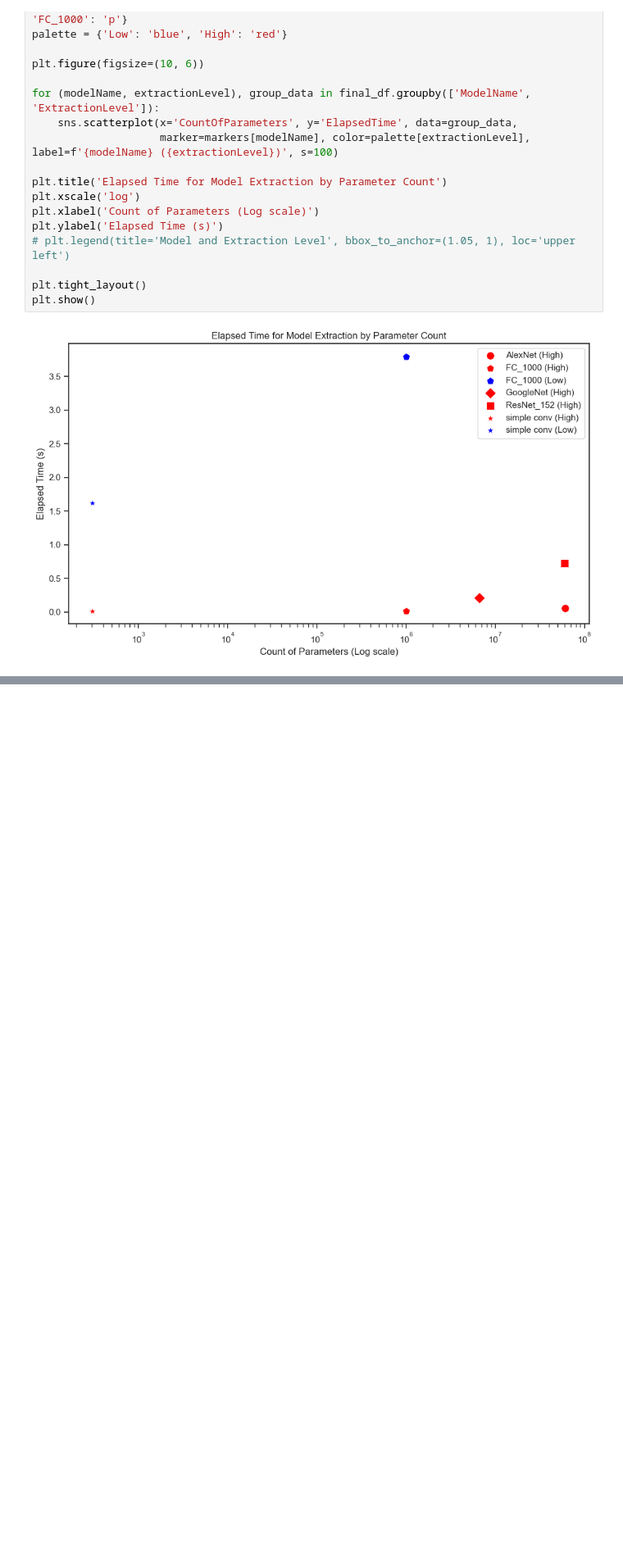
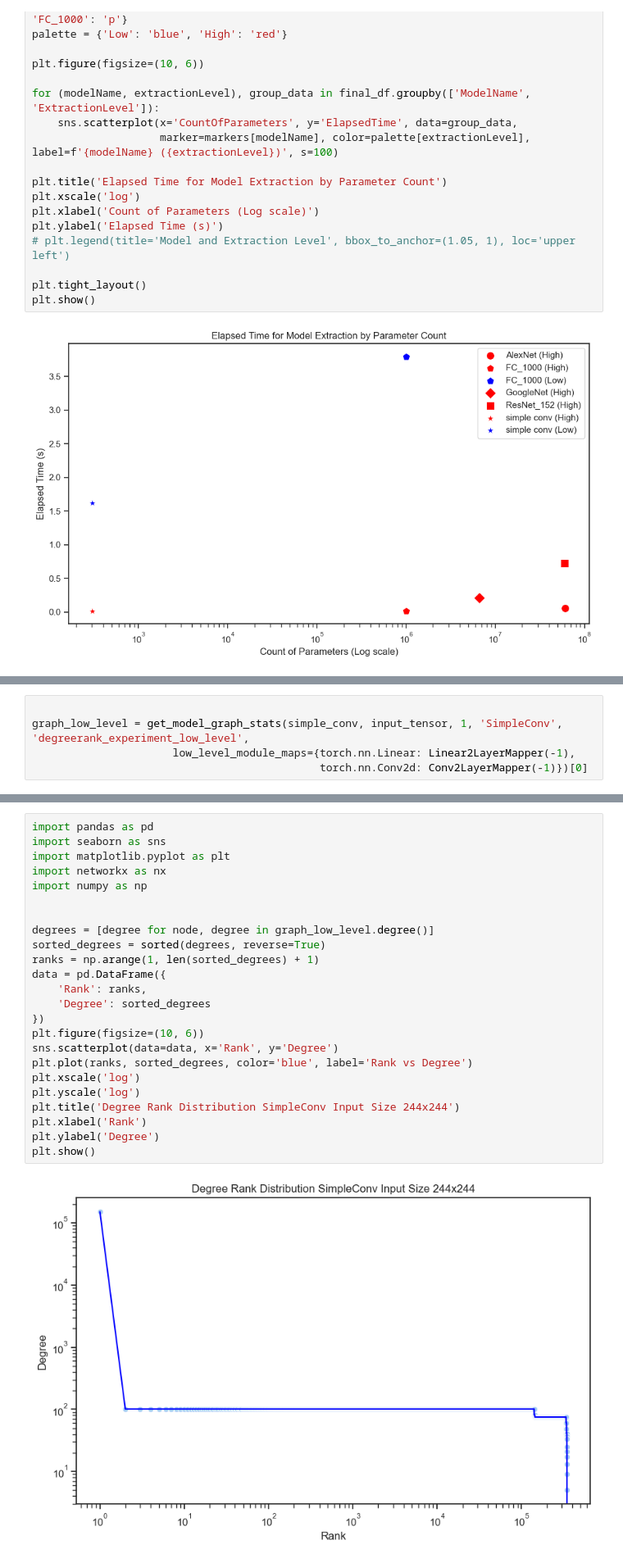
Before and after one commit to EricWe96/deepstruct, a Jupyter notebook: visualize_stats.ipynb, the cells around one changed output, grey strips where cells are left out. Shown at 82% size. Cells and saved outputs as stored; diff of their text form; blank space fills up the shorter version.

```diff
--- a/visualize_stats.ipynb
+++ b/visualize_stats.ipynb
@@ -392,0 +395,5 @@ plt.show()
+# %%
+
+graph_low_level = get_model_graph_stats(simple_conv, input_tensor, 1, 'SimpleConv', 'degreerank_experiment_low_level',
+                      low_level_module_maps={torch.nn.Linear: Linear2LayerMapper(-1),
+                                             torch.nn.Conv2d: Conv2LayerMapper(-1)})[0]
@@ -392,0 +450,26 @@ plt.show()
+# %%
+import pandas as pd
+import seaborn as sns
+import matplotlib.pyplot as plt
+import networkx as nx
+import numpy as np
+
+
+degrees = [degree for node, degree in graph_low_level.degree()]
+sorted_degrees = sorted(degrees, reverse=True)
+ranks = np.arange(1, len(sorted_degrees) + 1)
+data = pd.DataFrame({
+    'Rank': ranks,
+    'Degree': sorted_degrees
+})
+plt.figure(figsize=(10, 6))
+sns.scatterplot(data=data, x='Rank', y='Degree')
+plt.plot(ranks, sorted_degrees, color='blue', label='Rank vs Degree')
+plt.xscale('log')
+plt.yscale('log')
+plt.title('Degree Rank Distribution SimpleConv Input Size 244x244')
+plt.xlabel('Rank')
+plt.ylabel('Degree')
+plt.show()
+# %% [output]
+[figure, added]
```
Also changed, not shown: parts of 5 cells of this notebook, 5 other files.
